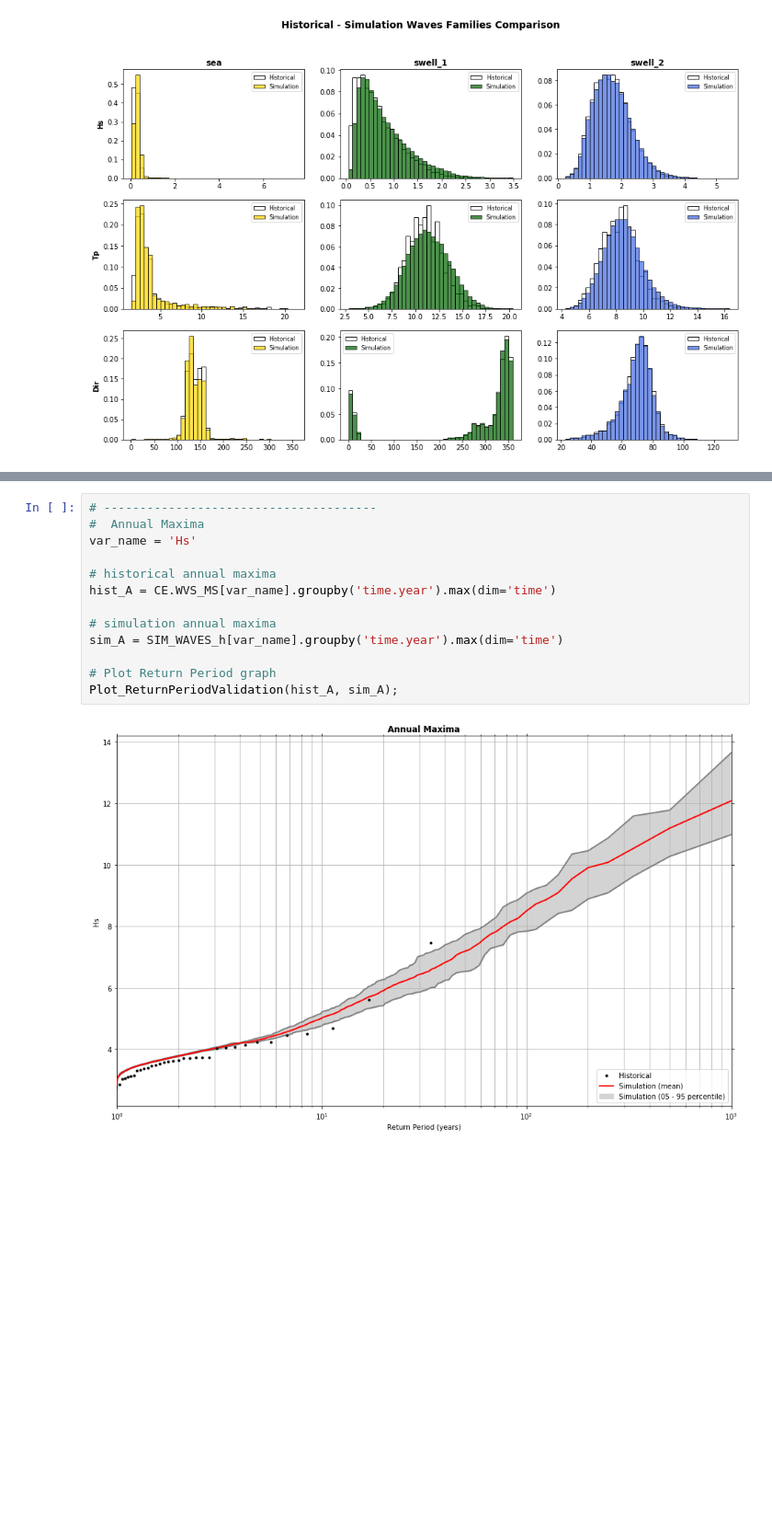
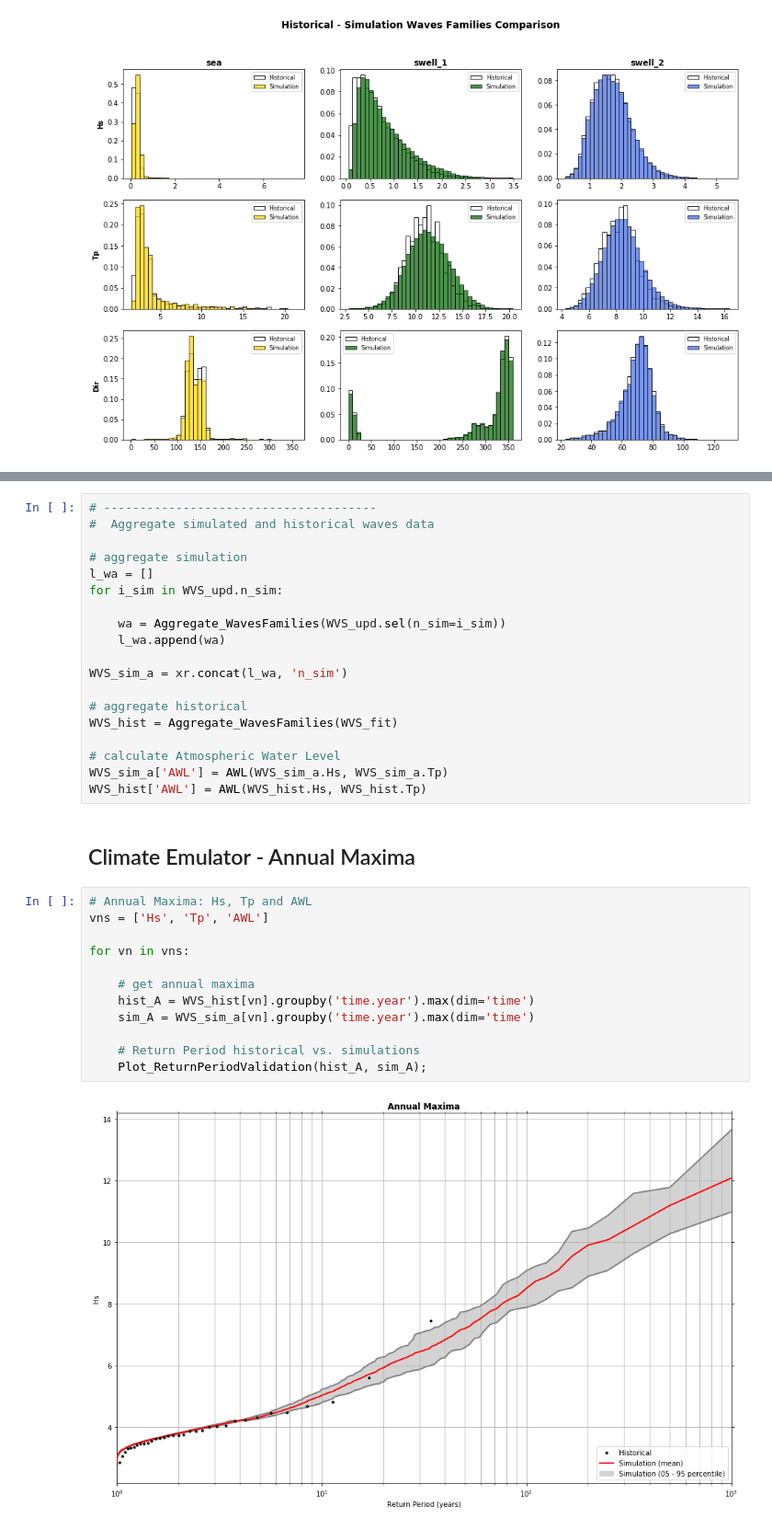
Before and after one commit to teslakit/teslakit, a Jupyter notebook: notebooks/nb_KWAJALEIN/12_Climate_Emulator.ipynb, the cells around one changed output, grey strips where cells are left out. Shown at 92% size. Drawn from its saved outputs; the diff is of its cells as text; blank space fills up the shorter version.

Commit message:
nb12 Return period plots updated. notebook split climate emulator waves - complete hourly output

```diff
--- a/notebooks/nb_KWAJALEIN/12_Climate_Emulator.ipynb
+++ b/notebooks/nb_KWAJALEIN/12_Climate_Emulator.ipynb
@@ -198,15 +155,36 @@ Data variables:
+# %%
+# --------------------------------------
+#  Aggregate simulated and historical waves data
+
+# aggregate simulation
+l_wa = []
+for i_sim in WVS_upd.n_sim:
+
+    wa = Aggregate_WavesFamilies(WVS_upd.sel(n_sim=i_sim))
+    l_wa.append(wa)
+
+WVS_sim_a = xr.concat(l_wa, 'n_sim')
+
+# aggregate historical
+WVS_hist = Aggregate_WavesFamilies(WVS_fit)
+
+# calculate Atmospheric Water Level
+WVS_sim_a['AWL'] = AWL(WVS_sim_a.Hs, WVS_sim_a.Tp)
+WVS_hist['AWL'] = AWL(WVS_hist.Hs, WVS_hist.Tp)
+# %% [markdown]
+
+## Climate Emulator - Annual Maxima
 # %%
-# --------------------------------------
-#  Annual Maxima
-var_name = 'Hs'
+# Annual Maxima: Hs, Tp and AWL
+vns = ['Hs', 'Tp', 'AWL']
 
-# historical annual maxima
-hist_A = CE.WVS_MS[var_name].groupby('time.year').max(dim='time')
+for vn in vns:
 
-# simulation annual maxima
-sim_A = SIM_WAVES_h[var_name].groupby('time.year').max(dim='time')
+    # get annual maxima
+    hist_A = WVS_hist[vn].groupby('time.year').max(dim='time')
+    sim_A = WVS_sim_a[vn].groupby('time.year').max(dim='time')
 
-# Plot Return Period graph
-Plot_ReturnPeriodValidation(hist_A, sim_A);
+    # Return Period historical vs. simulations
+    Plot_ReturnPeriodValidation(hist_A, sim_A);
 # %% [output]
-[figure, old version]
+[figure, new version]
```
Also changed, not shown: parts of 10 cells of this notebook.
